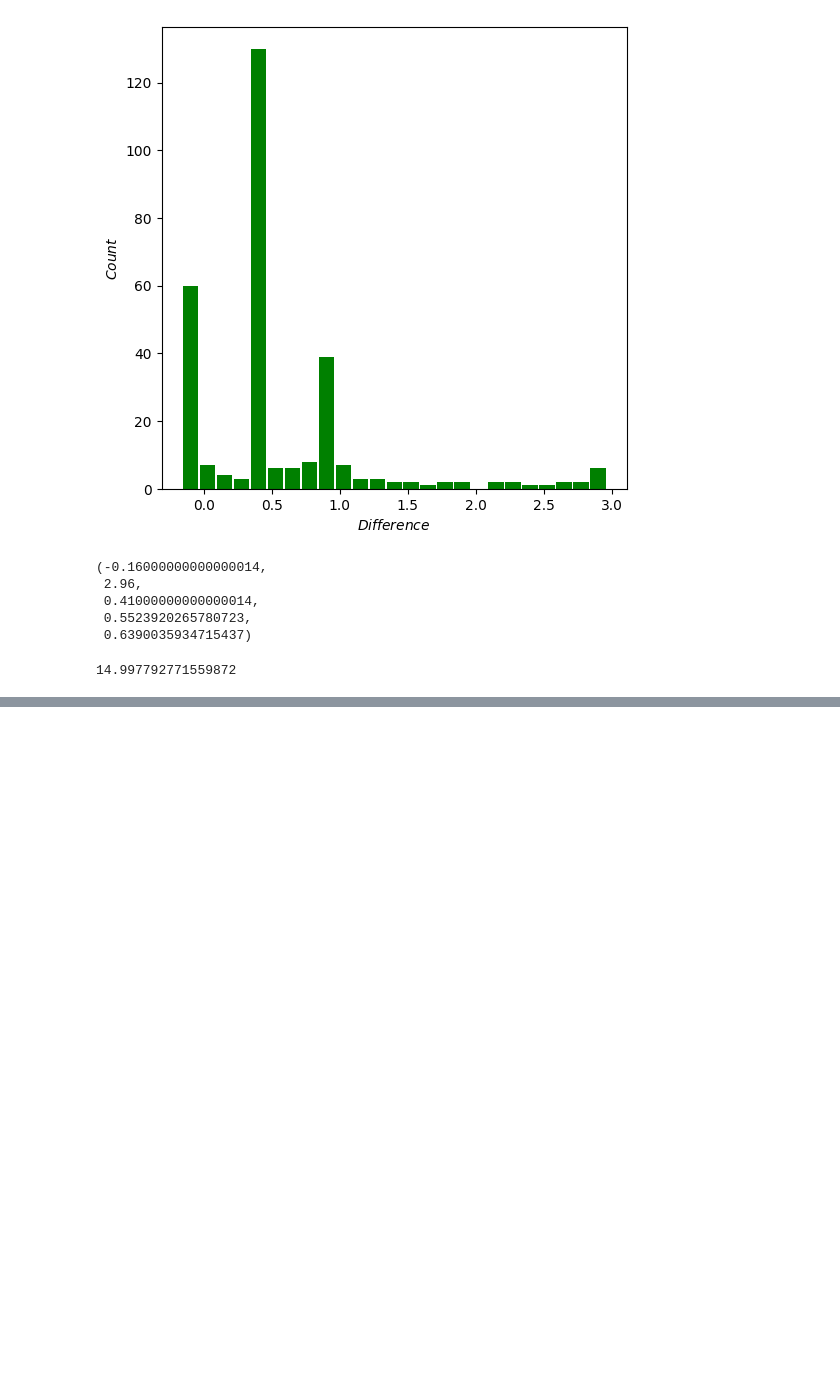
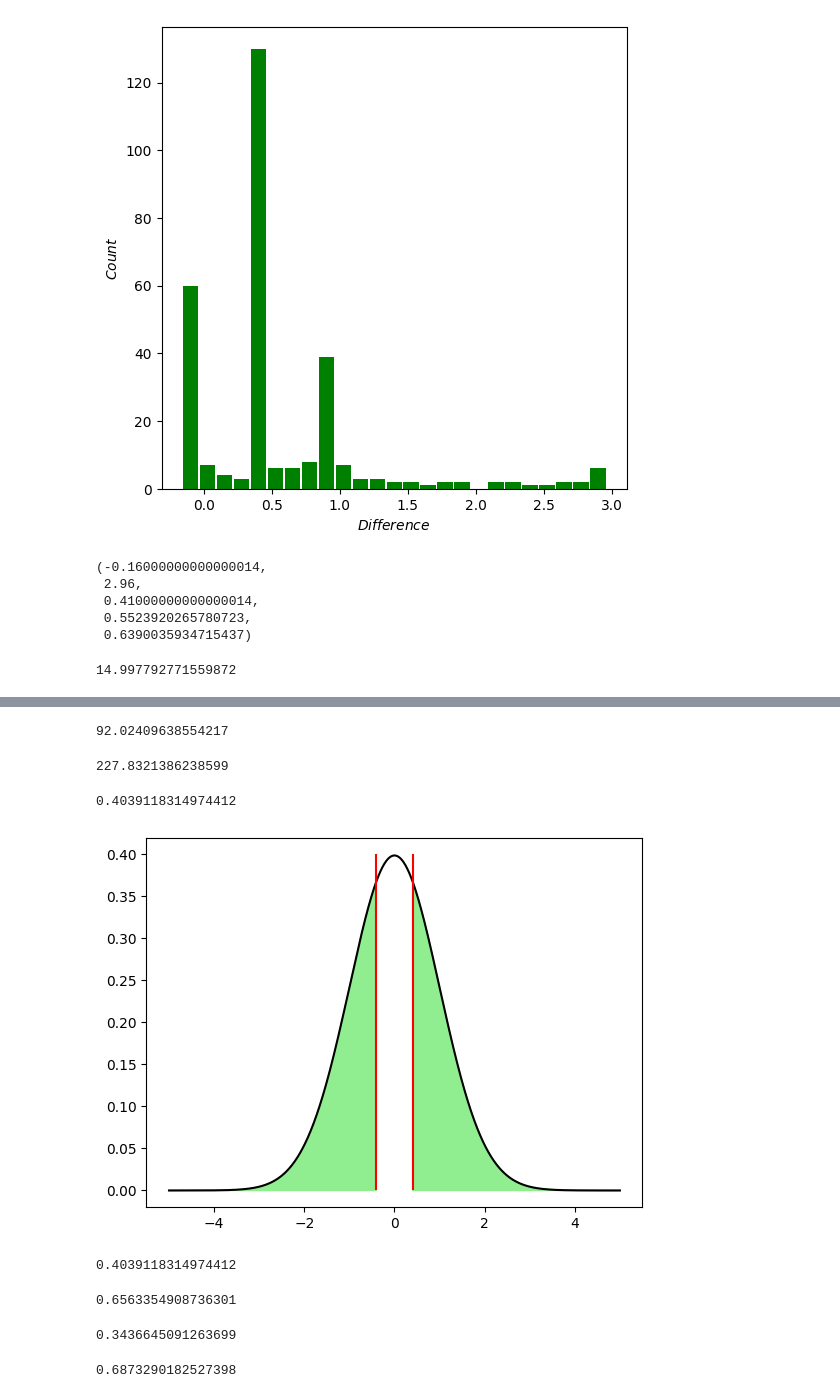
Before and after one commit to anoban/Inferential-Statistical-Analysis-with-Python, a Jupyter notebook: anoban/Testing a Population Mean Difference.ipynb, the cells around one changed output, grey strips where cells are left out. Saved outputs shown, nothing was run; the diff lists cells and outputs as text; code cells hidden in the pictures; blank space fills up the shorter version.

```diff
--- a/anoban/Testing a Population Mean Difference.ipynb
+++ b/anoban/Testing a Population Mean Difference.ipynb
@@ -161,0 +203,3 @@ plt.show()
+# %%
+price_diff = items.VendorA - items.VendorB
+price_diff
@@ -161,0 +225,62 @@ plt.show()
+# %%
+price_diff.mean()
+# %% [output]
+92.02409638554217
+# %%
+# Our best estimate is the sample mean,
+
+best_est = price_diff.mean()
+# %%
+# Estimated sample standard error, to be used in place of population standard error,
+
+stderr = price_diff.std() / np.sqrt(price_diff.size)
+stderr
+# %% [output]
+227.8321386238599
+# %%
+# Test statistic,
+
+tstat = (best_est - 0) / stderr
+tstat
+# %% [output]
+0.4039118314974412
+# %%
+# Since our test was two tailed, we do not consider the direction.
+
+x = np.linspace(-5, 5, num = 1000)
+tscores = t.pdf(x, df = x.size - 1)
+
+fig, axes = plt.subplots()
+axes.plot(x, tscores, color = "black")
+
+# We'll take the areas fenced by the positive and negative values of the t score!
+
+axes.vlines(x = [-tstat, tstat], ymin = 0, ymax = 0.4, color = "red")
+axes.fill_between(x = x, y1 = 0, y2 = tscores, where = (x <= -tstat) | (x >= tstat), color = "lightgreen")
+plt.show()
+# %% [output]
+[figure, added]
+# %%
+tstat
+# %% [output]
+0.4039118314974412
+# %%
+# The area on the left of line x = tstat
+
+t.cdf(tstat, df = price_diff.size - 1)
+# %% [output]
+0.6563354908736301
+# %%
+# We need the area in green!
+# Area on the right of x = tstat is,
+
+1 - t.cdf(tstat, df = price_diff.size - 1)
+# %% [output]
+0.3436645091263699
+# %%
+# Since, this is a two tailed t test,
+
+p = 2 * (1 - t.cdf(tstat, df = price_diff.size - 1))
+p
+# %% [output]
+0.6873290182527398
```
Also changed, not shown: parts of 21 cells of this notebook, 6 other files.
